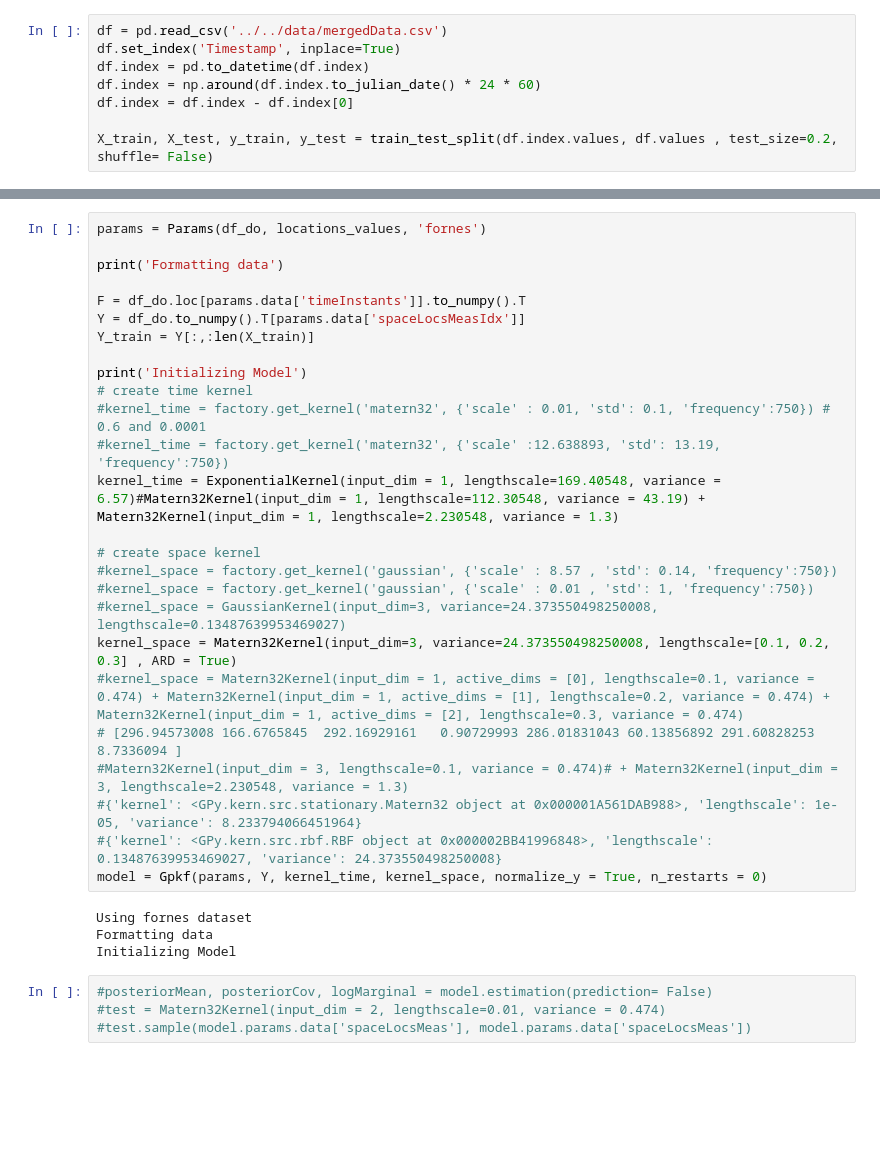
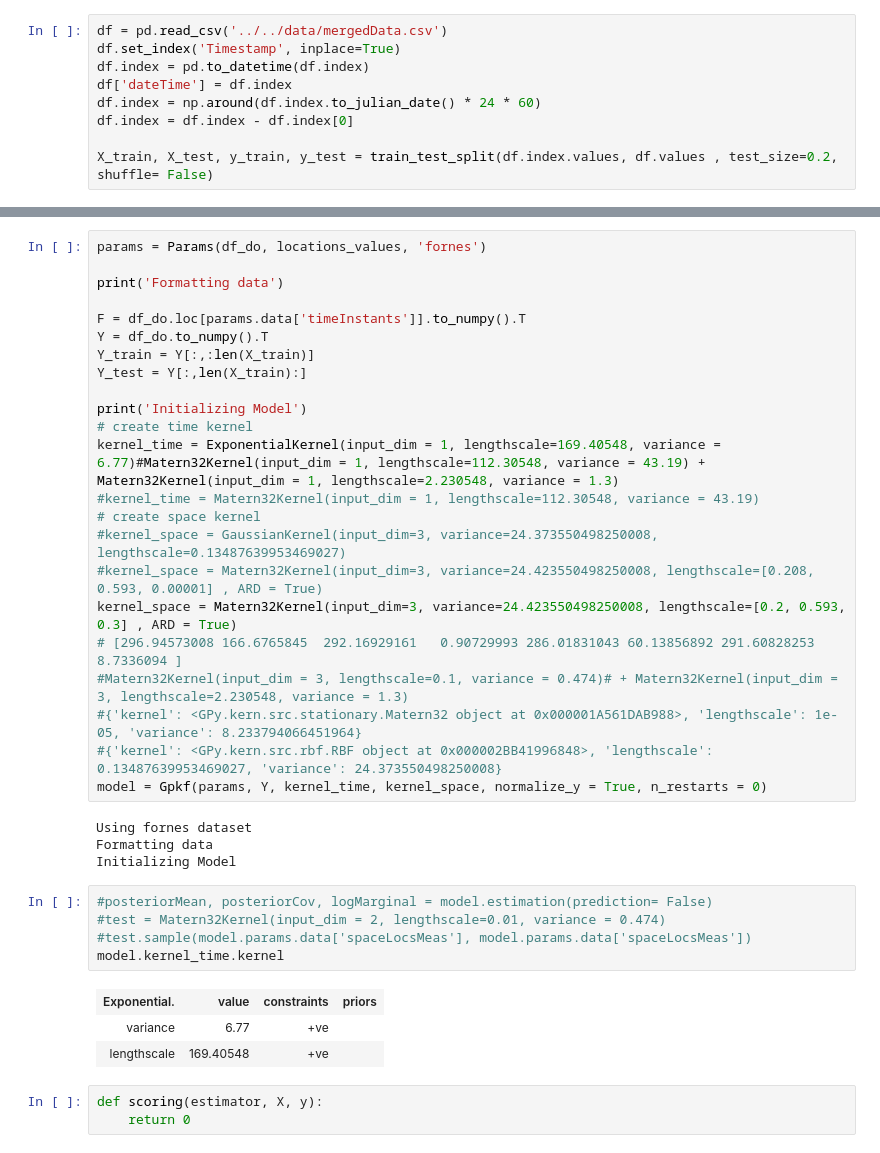
Before and after one commit to larsmmo/Master, a Jupyter notebook: gaussianProcess/GPKF/train.ipynb, the cells around one changed output, grey strips where cells are left out. Saved outputs shown, nothing was run; the diff lists cells and outputs as text; blank space fills up the shorter version.

```diff
--- a/gaussianProcess/GPKF/train.ipynb
+++ b/gaussianProcess/GPKF/train.ipynb
@@ -30,6 +28,7 @@ def dataset_split(df, test_size = 0.2):
 df = pd.read_csv('../../data/mergedData.csv')
 df.set_index('Timestamp', inplace=True)
 df.index = pd.to_datetime(df.index)
+df['dateTime'] = df.index
 df.index = np.around(df.index.to_julian_date() * 24 * 60)
 df.index = df.index - df.index[0]
 
@@ -200,21 +183,18 @@ params = Params(df_do, locations_values, 'fornes')
 print('Formatting data')
 
 F = df_do.loc[params.data['timeInstants']].to_numpy().T
-Y = df_do.to_numpy().T[params.data['spaceLocsMeasIdx']]
+Y = df_do.to_numpy().T
 Y_train = Y[:,:len(X_train)]
+Y_test = Y[:,len(X_train):]
 
 print('Initializing Model')
 # create time kernel
-#kernel_time = factory.get_kernel('matern32', {'scale' : 0.01, 'std': 0.1, 'frequency':750}) # 0.6 and 0.0001
-#kernel_time = factory.get_kernel('matern32', {'scale' :12.638893, 'std': 13.19, 'frequency':750})
-kernel_time = ExponentialKernel(input_dim = 1, lengthscale=169.40548, variance = 6.57)#Matern32Kernel(input_dim = 1, lengthscale=112.30548, variance = 43.19) + Matern32Kernel(input_dim = 1, lengthscale=2.230548, variance = 1.3)
-
+kernel_time = ExponentialKernel(input_dim = 1, lengthscale=169.40548, variance = 6.77)#Matern32Kernel(input_dim = 1, lengthscale=112.30548, variance = 43.19) + Matern32Kernel(input_dim = 1, lengthscale=2.230548, variance = 1.3)
+#kernel_time = Matern32Kernel(input_dim = 1, lengthscale=112.30548, variance = 43.19)
 # create space kernel
-#kernel_space = factory.get_kernel('gaussian', {'scale' : 8.57 , 'std': 0.14, 'frequency':750})
-#kernel_space = factory.get_kernel('gaussian', {'scale' : 0.01 , 'std': 1, 'frequency':750})
 #kernel_space = GaussianKernel(input_dim=3, variance=24.373550498250008, lengthscale=0.13487639953469027)
-kernel_space = Matern32Kernel(input_dim=3, variance=24.373550498250008, lengthscale=[0.1, 0.2, 0.3] , ARD = True)
-#kernel_space = Matern32Kernel(input_dim = 1, active_dims = [0], lengthscale=0.1, variance = 0.474) + Matern32Kernel(input_dim = 1, active_dims = [1], lengthscale=0.2, variance = 0.474) + Matern32Kernel(input_dim = 1, active_dims = [2], lengthscale=0.3, variance = 0.474)
+#kernel_space = Matern32Kernel(input_dim=3, variance=24.423550498250008, lengthscale=[0.208, 0.593, 0.00001] , ARD = True)
+kernel_space = Matern32Kernel(input_dim=3, variance=24.423550498250008, lengthscale=[0.2, 0.593, 0.3] , ARD = True)
 # [296.94573008 166.6765845  292.16929161   0.90729993 286.01831043 60.13856892 291.60828253   8.7336094 ]
 #Matern32Kernel(input_dim = 3, lengthscale=0.1, variance = 0.474)# + Matern32Kernel(input_dim = 3, lengthscale=2.230548, variance = 1.3)
 #{'kernel': <GPy.kern.src.stationary.Matern32 object at 0x000001A561DAB988>, 'lengthscale': 1e-05, 'variance': 8.233794066451964}
@@ -227,4 +207,12 @@ Initializing Model
 # %%
 #posteriorMean, posteriorCov, logMarginal = model.estimation(prediction= False)
 #test = Matern32Kernel(input_dim = 2, lengthscale=0.01, variance = 0.474)
 #test.sample(model.params.data['spaceLocsMeas'], model.params.data['spaceLocsMeas'])
+model.kernel_time.kernel
+# %% [output]
+| Exponential. | value | constraints | priors |
+| variance | 6.77 | +ve |  |
+| lengthscale | 169.40548 | +ve |  |
+# %%
+def scoring(estimator, X, y):
+    return 0
```
Also changed, not shown: parts of 25 cells of this notebook, 8 other files.
